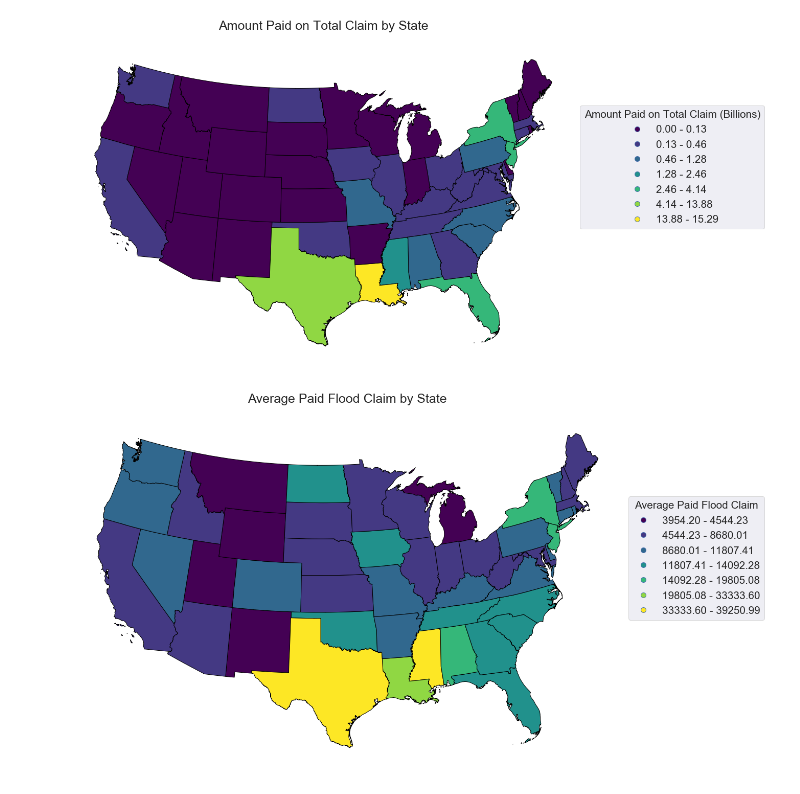
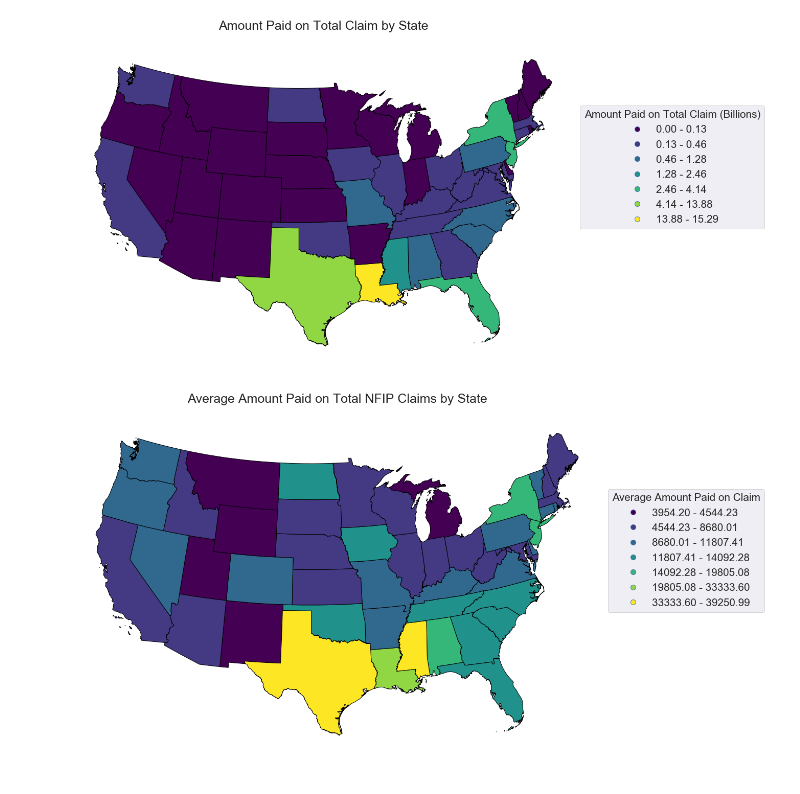
Before and after one commit to mebauer/fema-nfip-claims, a Jupyter notebook: nfip-claims-national/nfip-claims-national.ipynb, the cells around one changed output. Cells and saved outputs as stored; diff of their text form; code cells hidden in the pictures.

Commit message:
editing figure titles to be more consistent

```diff
--- a/nfip-claims-national/nfip-claims-national.ipynb
+++ b/nfip-claims-national/nfip-claims-national.ipynb
@@ -728,7 +728,7 @@ nfip_claims_state.head()
 | 3 | AS | 10 | 3.608595e+04 |
 | 4 | AZ | 4930 | 3.314879e+07 |
 # %%
-nfip_claims_state['average_paid_flood_claim'] = nfip_claims_state['amountpaidontotalclaim'] / nfip_claims_state['claimscount']
+nfip_claims_state['average_paid_claim'] = nfip_claims_state['amountpaidontotalclaim'] / nfip_claims_state['claimscount']
 # %%
 nfip_claims_state.head()
 # %% [output]
@@ -1081,7 +1081,7 @@ nfip_claims_state_map.head()
 | 3 | VA | (POLYGON ((2098181.788299462 -490... | VA | 49116 | 4.609622e+08 | 9385.172944 | ... |
 | 4 | WV | POLYGON ((1506493.502378316 -6013... | WV | 27244 | 2.320527e+08 | 8517.572584 | ... |
 # %%
-nfip_claims_state_map = nfip_claims_state_map.round({'average_paid_flood_claim': 2, 'amountpaidontotalclaim-bn': 2})
+nfip_claims_state_map = nfip_claims_state_map.round({'average_paid_claim': 2, 'amountpaidontotalclaim-bn': 2})
 # %%
 # defining our plot
 plt.subplots(figsize=(20,15))
@@ -1127,24 +1127,24 @@ plt.savefig('figures/claims-paid-amount-map.png')
 # %%
 # defining our plot
 plt.subplots(figsize=(20,15))
 ax = plt.subplot()
 
-nfip_claims_state_map.plot(column="average_paid_flood_claim", ax=ax, k=7,
+nfip_claims_state_map.plot(column="average_paid_claim", ax=ax, k=7,
                    scheme='fisher_jenks', label=True, legend=True,
-                   legend_kwds={'loc': 'lower left', 'title': 'Average Paid Flood Claim',
+                   legend_kwds={'loc': 'lower left', 'title': 'Average Amount Paid on Claim',
                    'title_fontsize': 'xx-large','fontsize': 'xx-large', 'bbox_to_anchor': (1, 0.4)},
                    cmap='viridis', edgecolor='black')
 
-ax.set_title("Average Paid Flood Claim by State", fontsize=25, pad=30)
+ax.set_title("Average Amount Paid on Total NFIP Claims by State", fontsize=25, pad=30)
 
 plt.tight_layout()
 
 plt.axis('off')
 
 #saving figure
 plt.savefig('figures/claims-paid-amount-average-map.png')
 # %% [output]
-[figure, old version]
+[figure, new version]
 # %%
 sns.set(font_scale=1)
 fig = pl.figure(figsize=(20,20))
```
Also changed, not shown: parts of 23 cells of this notebook, 7 other files.
